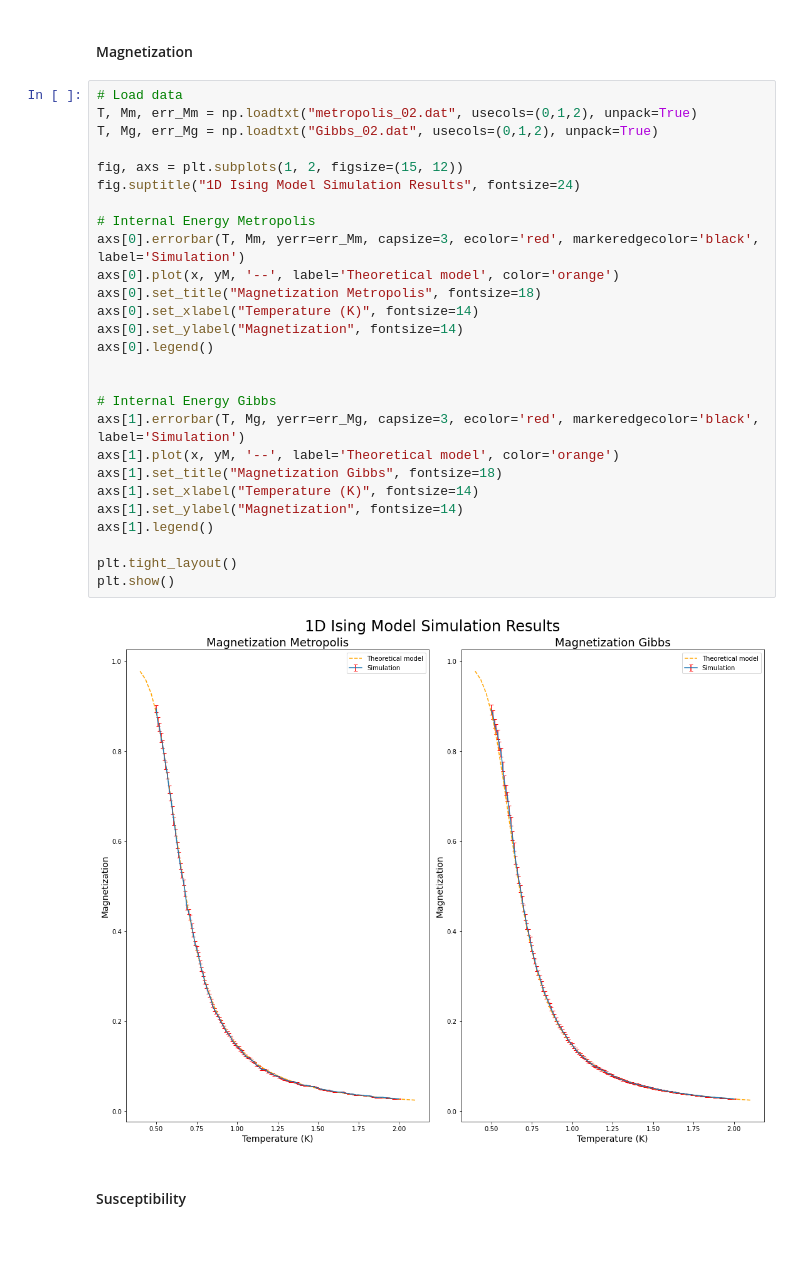
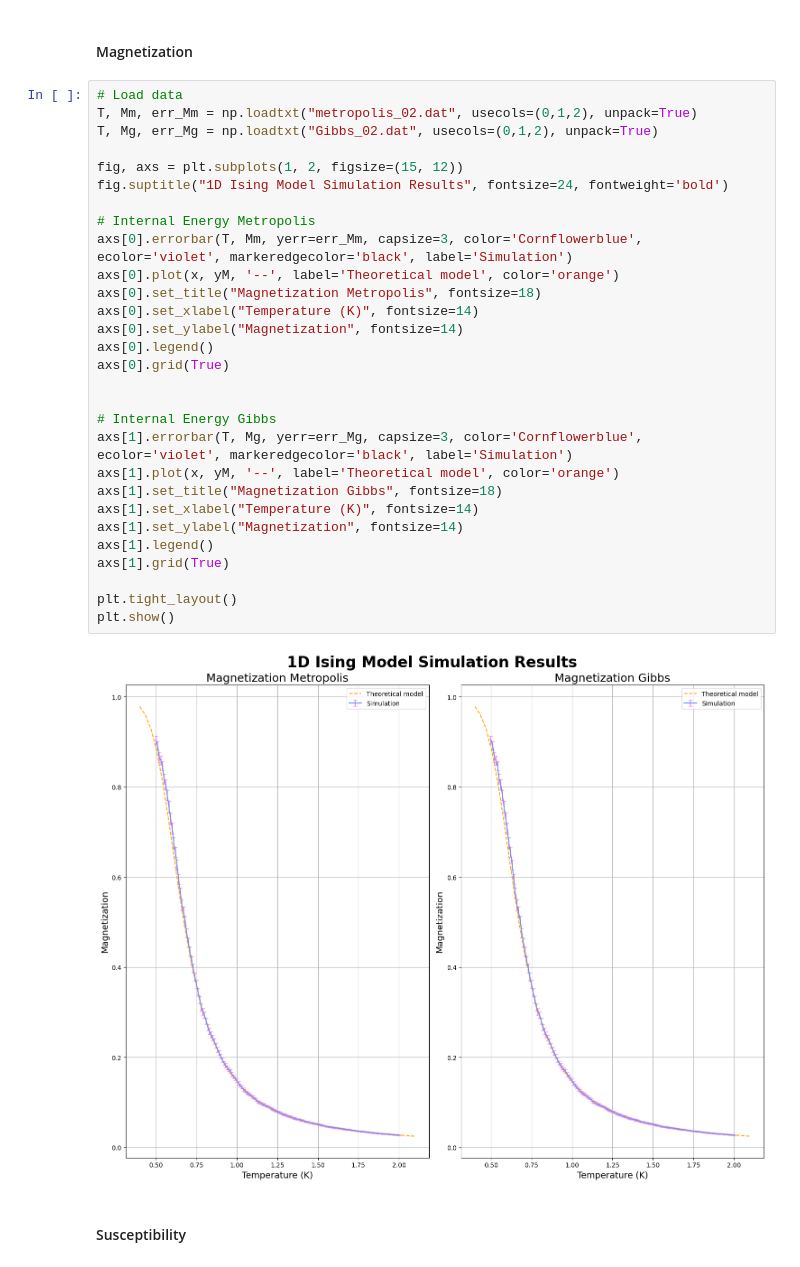
Before and after one commit to fedemaio/NSL, a Jupyter notebook: Exercise6/nsl_simulator/NSL_SIMULATOR/SOURCE/exe6.ipynb, the cells around one changed output. Cells and saved outputs as stored; diff of their text form.

```diff
--- a/Exercise6/nsl_simulator/NSL_SIMULATOR/SOURCE/exe6.ipynb
+++ b/Exercise6/nsl_simulator/NSL_SIMULATOR/SOURCE/exe6.ipynb
@@ -357,32 +361,34 @@ plt.show()
 # %%
 # Load data
 T, Mm, err_Mm = np.loadtxt("metropolis_02.dat", usecols=(0,1,2), unpack=True)
 T, Mg, err_Mg = np.loadtxt("Gibbs_02.dat", usecols=(0,1,2), unpack=True)
 
 fig, axs = plt.subplots(1, 2, figsize=(15, 12))
-fig.suptitle("1D Ising Model Simulation Results", fontsize=24)
+fig.suptitle("1D Ising Model Simulation Results", fontsize=24, fontweight='bold')
 
 # Internal Energy Metropolis
-axs[0].errorbar(T, Mm, yerr=err_Mm, capsize=3, ecolor='red', markeredgecolor='black', label='Simulation')
+axs[0].errorbar(T, Mm, yerr=err_Mm, capsize=3, color='Cornflowerblue', ecolor='violet', markeredgecolor='black', label='Simulation')
 axs[0].plot(x, yM, '--', label='Theoretical model', color='orange')
 axs[0].set_title("Magnetization Metropolis", fontsize=18)
 axs[0].set_xlabel("Temperature (K)", fontsize=14)
 axs[0].set_ylabel("Magnetization", fontsize=14)
 axs[0].legend()
+axs[0].grid(True)
 
 
 # Internal Energy Gibbs
-axs[1].errorbar(T, Mg, yerr=err_Mg, capsize=3, ecolor='red', markeredgecolor='black', label='Simulation')
+axs[1].errorbar(T, Mg, yerr=err_Mg, capsize=3, color='Cornflowerblue', ecolor='violet', markeredgecolor='black', label='Simulation')
 axs[1].plot(x, yM, '--', label='Theoretical model', color='orange')
 axs[1].set_title("Magnetization Gibbs", fontsize=18)
 axs[1].set_xlabel("Temperature (K)", fontsize=14)
 axs[1].set_ylabel("Magnetization", fontsize=14)
 axs[1].legend()
+axs[1].grid(True)
 
 plt.tight_layout()
 plt.show()
 # %% [output]
-[figure, old version]
+[figure, new version]
 # %% [markdown]
 #### Susceptibility
 # %%
```
Also changed, not shown: parts of 4 cells of this notebook, 53 other files.
